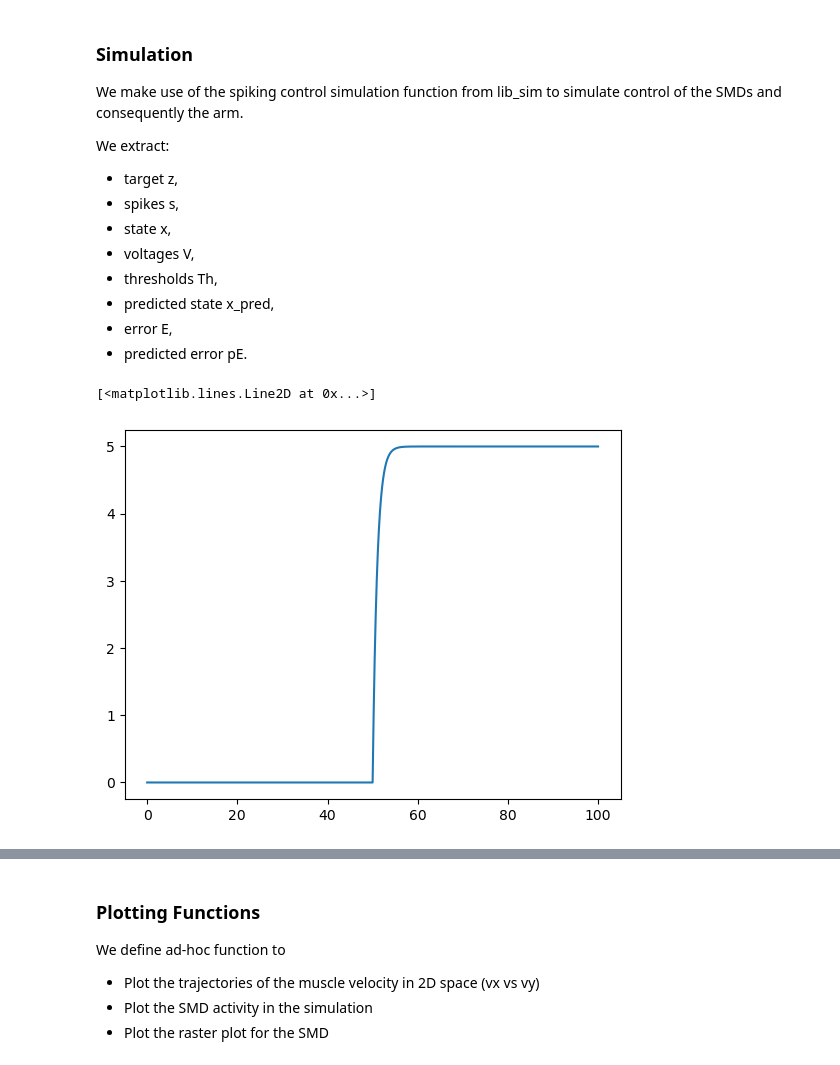
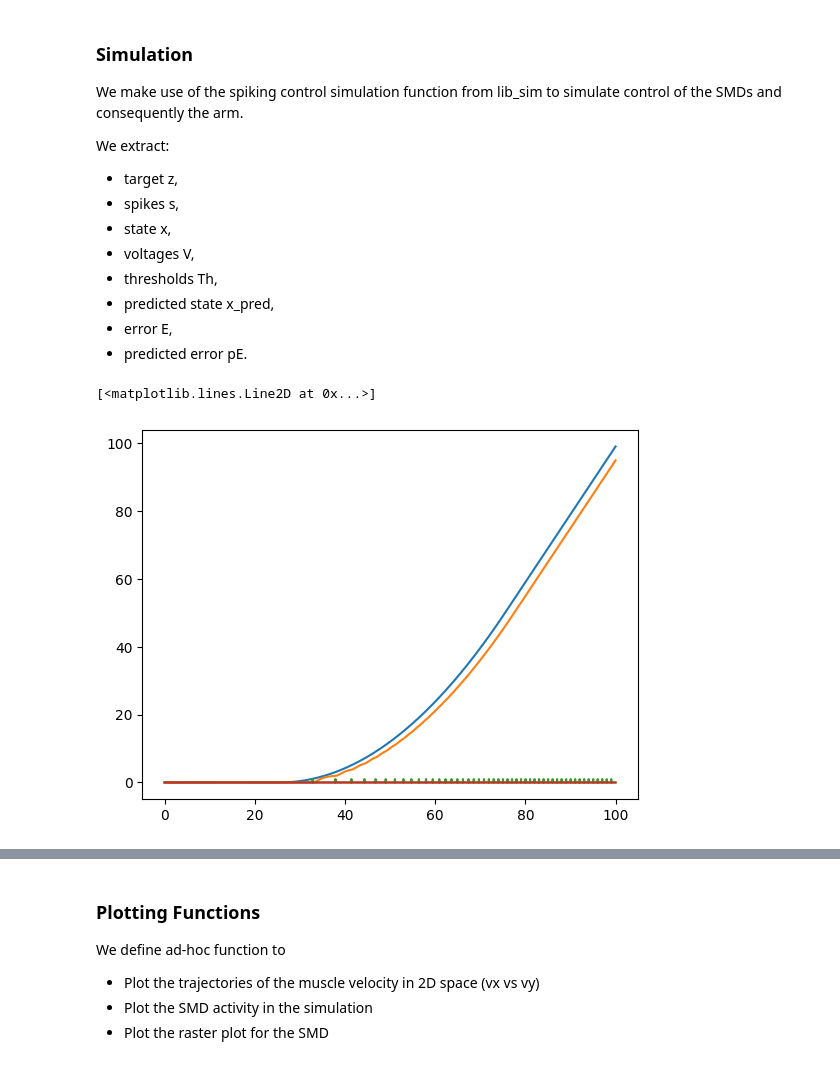
Before and after one commit to PaoloUmberto/2026---Obj4---MU-recruitment-model, a Jupyter notebook: first_MUs_control_luke.ipynb, the cells around one changed output, grey strips where cells are left out. Cells and saved outputs as stored; diff of their text form; code cells hidden in the pictures.

```diff
--- a/first_MUs_control_luke.ipynb
+++ b/first_MUs_control_luke.ipynb
@@ -147,8 +173,13 @@ We extract:
 - predicted error pE.
 # %%
 z, s, x, V, Th, x_pred, E, pE = lib_sim.simulate_coupled_spiking_control(nT, dt, t_fut, M, N, A, B, C, z.copy(), x.copy(), x0.copy(), lam, a, mu, ref_period_lenght, delay=False, kill=False, z_base=z_base, leak_z=leak_z)
-# %%
-plt.plot(times, z[1, :], label='Muscle velocity target')
-# %% [output]
-[<matplotlib.lines.Line2D at 0x...>]
-[figure, removed]
+# %%
+# Comparison of speed target and actual speed
+
+plt.plot(times, z[1, :], label='Muscle velocity target')
+plt.plot(times, x[1,:], label='State')
+plt.plot(times, s[0,:], label='Spikes')
+plt.plot(times, s[1,:], label='Spikes')
+# %% [output]
+[<matplotlib.lines.Line2D at 0x...>]
+[figure, added]
```
Also changed, not shown: parts of 6 cells of this notebook.
